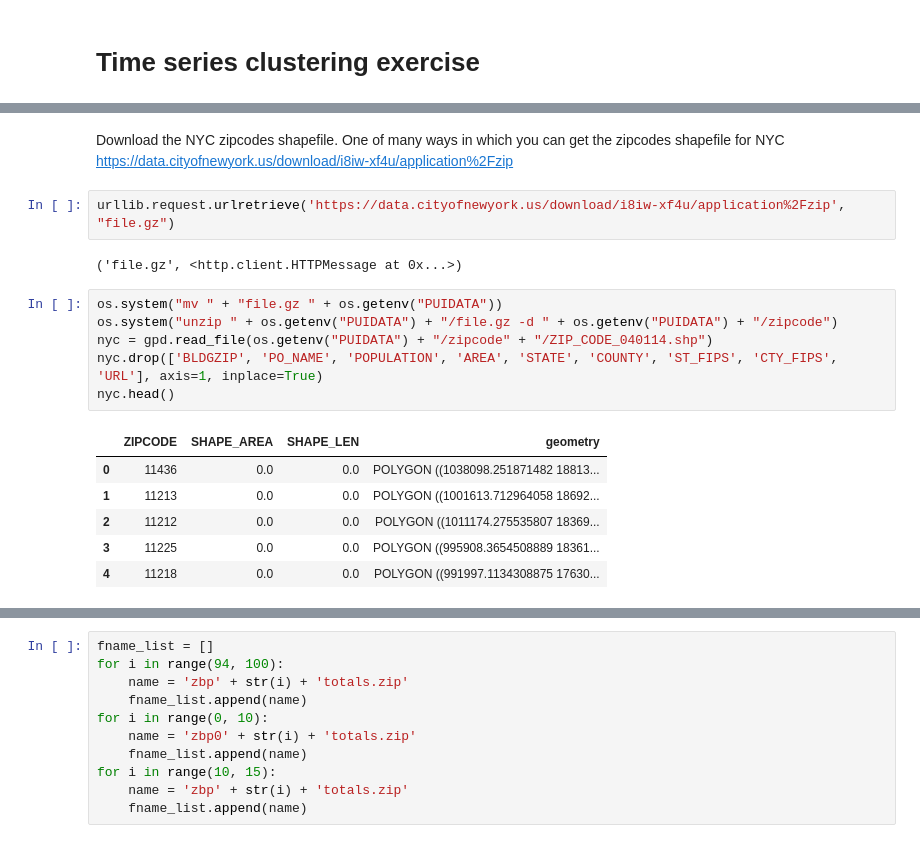
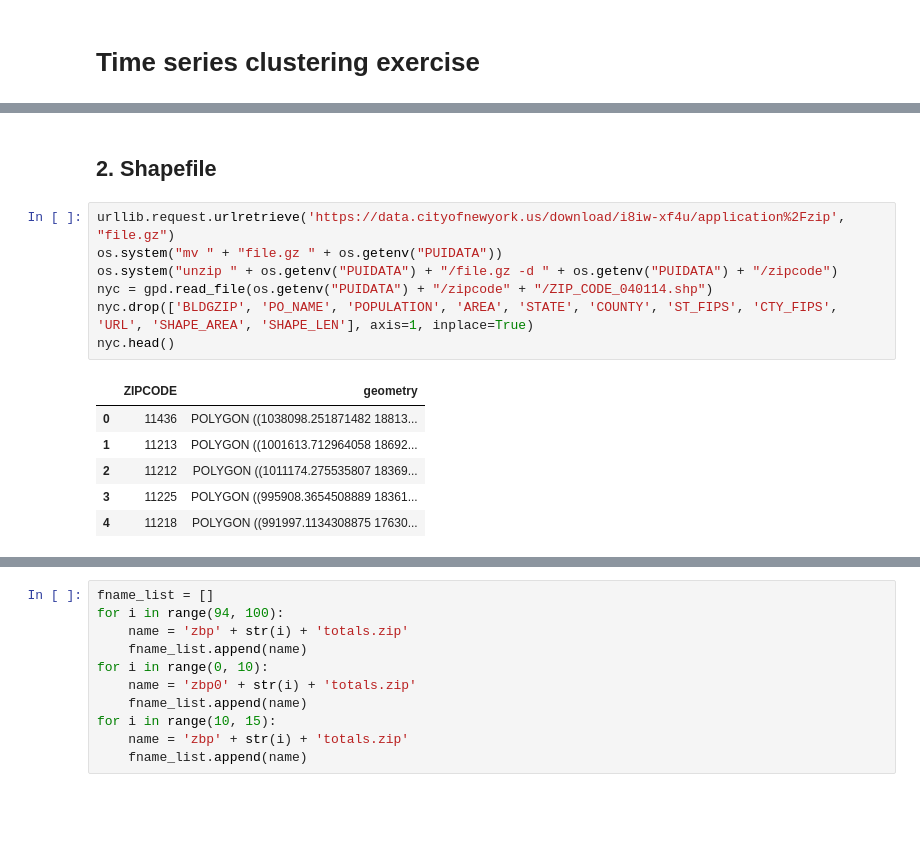
Before and after one commit to lingyielia/PUI2017_lz1714, a Jupyter notebook: HW11_lz1714/HW11_Assignment1.ipynb, the cells around one changed output, grey strips where cells are left out. Cells and saved outputs as stored; diff of their text form; blank space fills up the shorter version.

```diff
--- a/HW11_lz1714/HW11_Assignment1.ipynb
+++ b/HW11_lz1714/HW11_Assignment1.ipynb
@@ -57,20 +64,16 @@ zbp14totals.zip     100%[===================>] 716.57K  --.-KB/s    in 0.1s
-# %% [markdown]
- Download the NYC zipcodes shapefile. One of many ways in which you can get the zipcodes shapefile for NYC
- https://data.cityofnewyork.us/download/i8iw-xf4u/application%2Fzip
-# %%
-urllib.request.urlretrieve('https://data.cityofnewyork.us/download/i8iw-xf4u/application%2Fzip', "file.gz")
-# %% [output]
-('file.gz', <http.client.HTTPMessage at 0x...>)
+# %% [markdown]
+## 2. Shapefile
 # %%
+urllib.request.urlretrieve('https://data.cityofnewyork.us/download/i8iw-xf4u/application%2Fzip', "file.gz")
 os.system("mv " + "file.gz " + os.getenv("PUIDATA"))
 os.system("unzip " + os.getenv("PUIDATA") + "/file.gz -d " + os.getenv("PUIDATA") + "/zipcode")
 nyc = gpd.read_file(os.getenv("PUIDATA") + "/zipcode" + "/ZIP_CODE_040114.shp")
-nyc.drop(['BLDGZIP', 'PO_NAME', 'POPULATION', 'AREA', 'STATE', 'COUNTY', 'ST_FIPS', 'CTY_FIPS', 'URL'], axis=1, inplace=True)
+nyc.drop(['BLDGZIP', 'PO_NAME', 'POPULATION', 'AREA', 'STATE', 'COUNTY', 'ST_FIPS', 'CTY_FIPS', 'URL', 'SHAPE_AREA', 'SHAPE_LEN'], axis=1, inplace=True)
 nyc.head()
 # %% [output]
-|  | ZIPCODE | SHAPE_AREA | SHAPE_LEN | geometry |
-| 0 | 11436 | 0.0 | 0.0 | POLYGON ((1038098.251871482 18813... |
-| 1 | 11213 | 0.0 | 0.0 | POLYGON ((1001613.712964058 18692... |
-| 2 | 11212 | 0.0 | 0.0 | POLYGON ((1011174.275535807 18369... |
-| 3 | 11225 | 0.0 | 0.0 | POLYGON ((995908.3654508889 18361... |
-| 4 | 11218 | 0.0 | 0.0 | POLYGON ((991997.1134308875 17630... |
+|  | ZIPCODE | geometry |
+| 0 | 11436 | POLYGON ((1038098.251871482 18813... |
+| 1 | 11213 | POLYGON ((1001613.712964058 18692... |
+| 2 | 11212 | POLYGON ((1011174.275535807 18369... |
+| 3 | 11225 | POLYGON ((995908.3654508889 18361... |
+| 4 | 11218 | POLYGON ((991997.1134308875 17630... |
```
Also changed, not shown: parts of 38 cells of this notebook.
